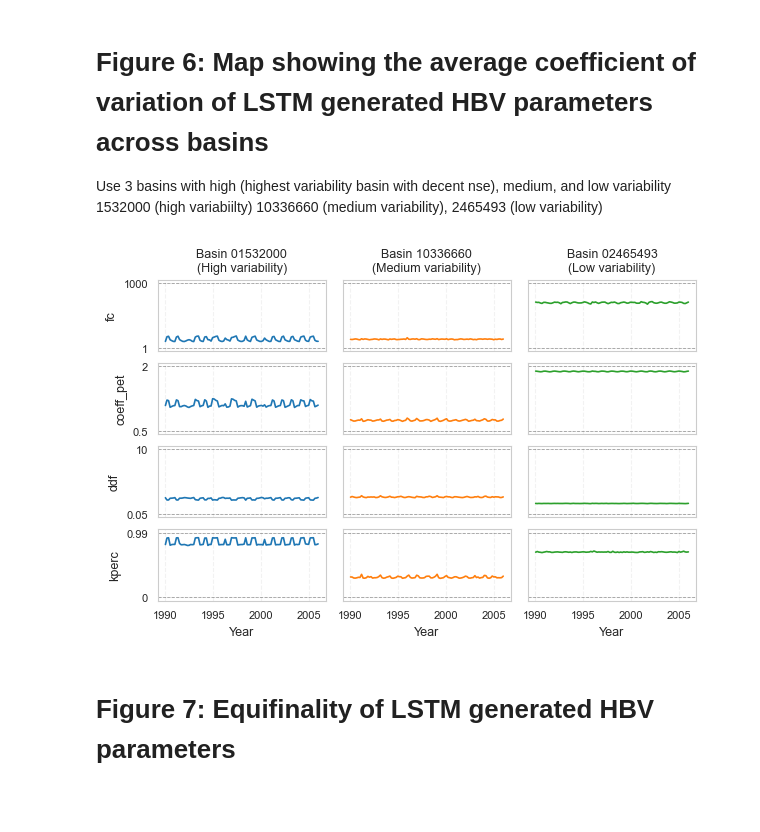
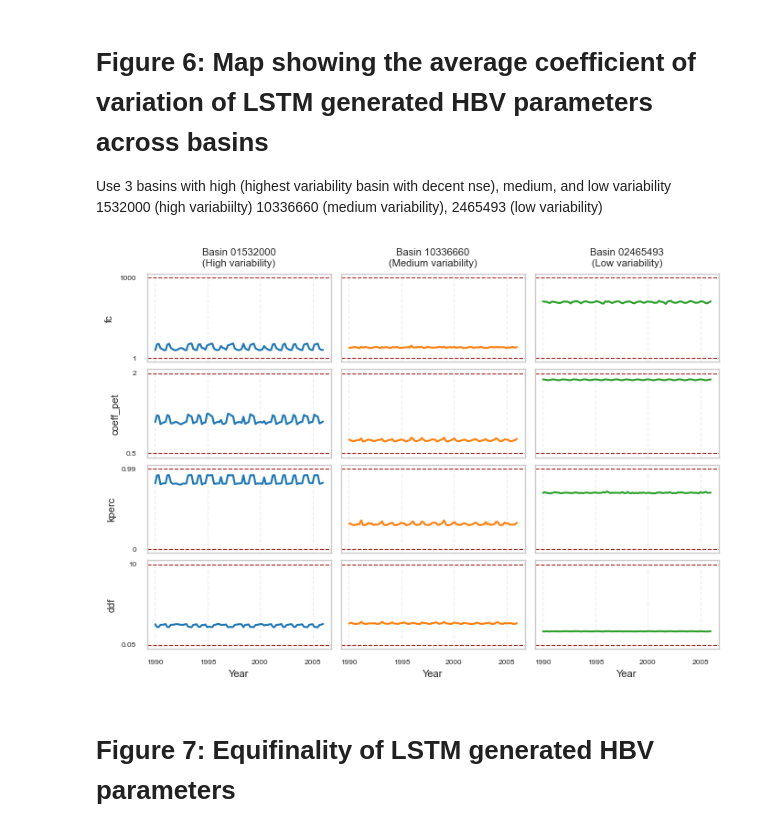
Before and after one commit to snpoudel/diff-hydro, a Jupyter notebook: 50plot_all_figures.ipynb, the cells around one changed output. Saved outputs shown, nothing was run; the diff lists cells and outputs as text; code cells hidden in the pictures; blank space fills up the shorter version.

```diff
--- a/50plot_all_figures.ipynb
+++ b/50plot_all_figures.ipynb
@@ -8,6 +8,8 @@ from matplotlib.patches import Patch
 import geopandas as gpd
 import seaborn as sns
 import os
+# %%
+sns.set_theme(context="paper", style='whitegrid')
 # %% [markdown]
 # Figure 1: Map of study area showing training and testing basin locations.
 # %%
@@ -163,7 +170,6 @@ def mfb(obs, sim):
     idx = np.where((obs >= lower) & (obs <= upper))[0]
     return 100 * np.sum(sim[idx] - obs[idx]) / np.sum(obs[idx])
 
-# ------------------------
 # Settings
 # ------------------------
 metrics = ['KGE', 'RMSE', 'Bias', 'High Flows Bias (top 10%)',
@@ -182,7 +188,6 @@ metric_limits = {
 all_camels = pd.read_csv('camels531.csv')
 test_basins = pd.read_csv('camels_test_basins.csv')
 
-# ------------------------
 # Compute metrics for each test basin
 # ------------------------
 records = []
@@ -210,11 +215,11 @@ all_metrics = pd.DataFrame.from_records(records)
 
 # Plot boxplots
 # ------------------------
-sns.set(style="whitegrid", font_scale=1.0)  # smaller base font scale
+# sns.set(style="whitegrid", font_scale=1.0)  # smaller base font scale
 fig, axes = plt.subplots(2, 3, figsize=(8, 6))
 axes = axes.flatten()
 
-palette = {'MLP':'tab:orange','LSTM':'tab:blue'}
+palette = {'MLP':'tab:blue','LSTM':'tab:orange'}
 
 for i, metric in enumerate(metrics):
     ax = axes[i]
@@ -252,5 +257,7 @@ for i, metric in enumerate(metrics):
         legend.remove()
 plt.suptitle('Model Performance Metrics on Out-of-Sample in Space Testing Basins', fontsize=12)
 plt.tight_layout()
+plt.savefig('figures/for_paper/3_oos_metrics_boxplots.jpg', dpi=600)
+plt.savefig('figures/for_paper/3_oos_metrics_boxplots.svg')
 plt.show()
 # %% [output]
@@ -366,7 +375,7 @@ param_var_all_gdf = gpd.GeoDataFrame(
 )
 # Plot map
 fig, ax = plt.subplots(1, 1, figsize=(6, 6))
-us.boundary.plot(ax=ax, color='black', linewidth=0.8)
+us.boundary.plot(ax=ax, color='grey', linewidth=0.8)
 g = param_var_all_gdf.plot(column='avg_cv', ax=ax, cmap='plasma', markersize=15, legend=False)
 sm = plt.cm.ScalarMappable(cmap='plasma',
                            norm=plt.Normalize(vmin=param_var_all_gdf['avg_cv'].min(),
@@ -378,7 +387,11 @@ ax.set_xlabel('Longitude')
 ax.set_ylabel('Latitude')
 ax.set_xlim([-130, -65])
 ax.set_ylim([24, 50])
-ax.set_aspect('equal')
+# ax.set_aspect('equal')
+plt.grid(False)
+# plt.legend()
 plt.tight_layout()
+plt.savefig(f"figures/for_paper/avg_cv_all_parameters_map.jpg", dpi=600)
+plt.savefig(f"figures/for_paper/avg_cv_all_parameters_map.svg")
 plt.show()
 # %% [output]
@@ -423,21 +436,19 @@ basins = [
     ('02465493', 'Low variability', 'tab:green')
 ]
 
-param_names = ['fc', 'coeff_pet', 'ddf', 'kperc']
+param_names = ['fc', 'coeff_pet', 'kperc', 'ddf']
 start_date, end_date = '1990-01-01', '2005-12-31'
 
-# ------------------------
 # Figure layout (params x basins)
 # ------------------------
 fig, axes = plt.subplots(
     nrows=len(param_names),
     ncols=len(basins),
-    figsize=(6.2, 4.2),
+    figsize=(7, 5),
     sharex=True,
     sharey='row'
 )
 
-# ------------------------
 # Plot
 # ------------------------
 for j, (basin, variability, color) in enumerate(basins):
@@ -454,49 +465,49 @@ for j, (basin, variability, color) in enumerate(basins):
             df['date'],
             df[param],
             color=color,
-            lw=1.2
+            lw=1.5
         )
 
         # Parameter bounds
         low, high = param_bounds[param]
-        ax.axhline(low, color='k', ls='--', lw=0.6, alpha=0.35)
-        ax.axhline(high, color='k', ls='--', lw=0.6, alpha=0.35)
+        ax.axhline(low, color='brown', ls='--', lw=0.8, alpha=1)
+        ax.axhline(high, color='brown', ls='--', lw=0.8, alpha=1)
 
         # Fix y-ticks to min & max and format to ≤2 decimals
         ax.set_yticks([low, high])
         ax.yaxis.set_major_formatter(
             lambda x, _: f'{x:.2f}'.rstrip('0').rstrip('.')
         )
 
         # Basin titles (top row)
         if i == 0:
             ax.set_title(
                 f'Basin {basin}\n({variability})',
-                fontsize=9
+                fontsize=8
             )
 
         # Parameter labels (left column)
         if j == 0:
-            ax.set_ylabel(param, fontsize=9)
+            ax.set_ylabel(param, fontsize=8)
 
-        ax.grid(True, linestyle='--', alpha=0.25)
-        ax.tick_params(labelsize=8)
+        ax.grid(True, linestyle='--', alpha=0.3)
+        ax.tick_params(labelsize=6)
 
-# ------------------------
 # X-axis formatting
 # ------------------------
 for ax in axes[-1, :]:
-    ax.set_xlabel('Year', fontsize=9)
+    ax.set_xlabel('Year', fontsize=8)
     ax.xaxis.set_major_locator(mdates.YearLocator(base=5))
     ax.xaxis.set_major_formatter(mdates.DateFormatter('%Y'))
 
-# ------------------------
 # Layout
 # ------------------------
-plt.tight_layout(w_pad=0.8, h_pad=0.6)
+plt.tight_layout(w_pad=0.6, h_pad=0.6)
+plt.savefig(f'figures/for_paper/5_hbv_parameter_time_series_basin.jpg', dpi=600)
+plt.savefig(f'figures/for_paper/5_hbv_parameter_time_series_basin.svg')
 plt.show()
 # %% [output]
-[figure, old version]
+[figure, new version]
 # %% [markdown]
 # Figure 7: Equifinality of LSTM generated HBV parameters
 # %%
```
Also changed, not shown: parts of 12 cells of this notebook.
